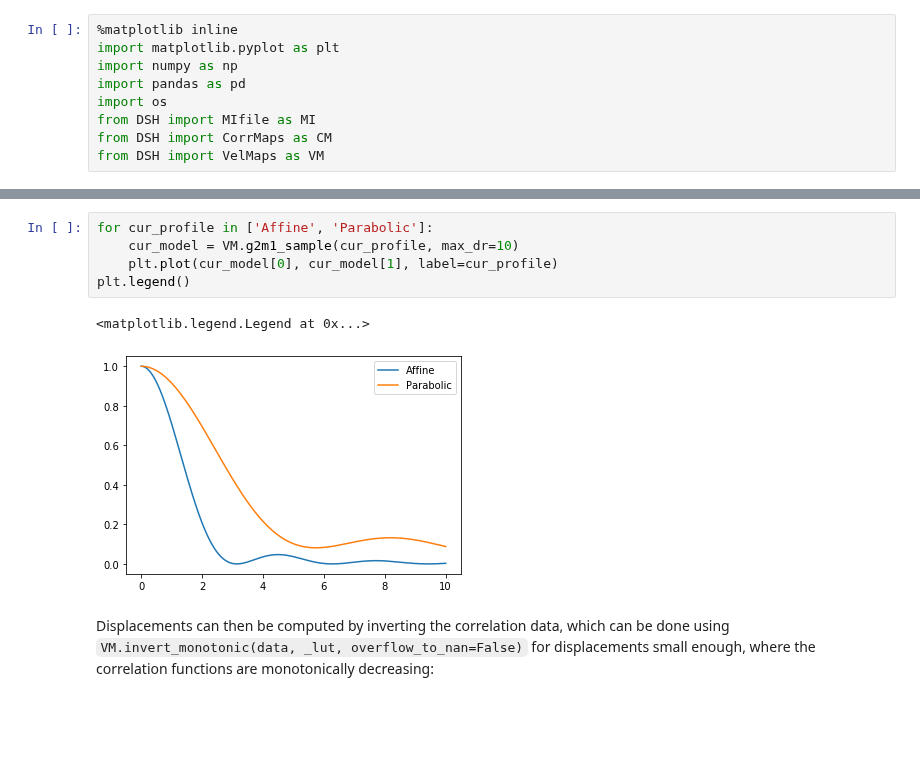
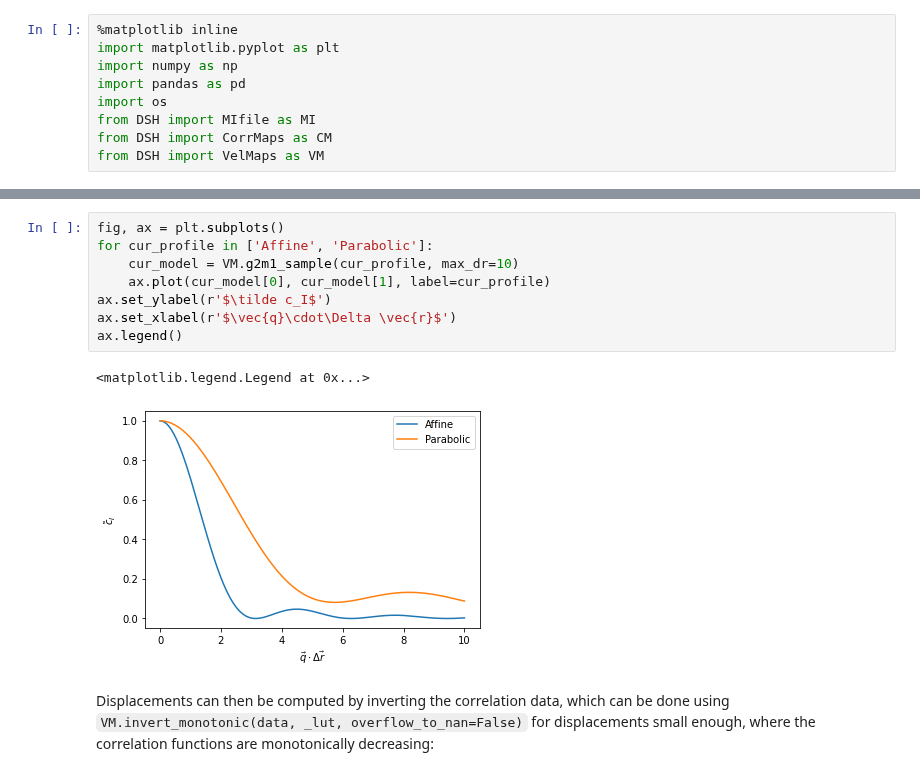
Before and after one commit to steaime/DSHpy, a Jupyter notebook: tutorial3_velmaps.ipynb, the cells around one changed output, grey strips where cells are left out. Cells and saved outputs as stored; diff of their text form; blank space fills up the shorter version.

````diff
--- a/tutorial3_velmaps.ipynb
+++ b/tutorial3_velmaps.ipynb
@@ -18,13 +23,16 @@ Both model functions can be sampled using:
 VM.g2m1_sample(zProfile='Parabolic', q=1.0, d0=1.0, baseline=0.0, sample_dr=None, max_dr=None, step_dr=0.001)
 ```
 # %%
+fig, ax = plt.subplots()
 for cur_profile in ['Affine', 'Parabolic']:
     cur_model = VM.g2m1_sample(cur_profile, max_dr=10)
-    plt.plot(cur_model[0], cur_model[1], label=cur_profile)
-plt.legend()
+    ax.plot(cur_model[0], cur_model[1], label=cur_profile)
+ax.set_ylabel(r'$\tilde c_I$')
+ax.set_xlabel(r'$\vec{q}\cdot\Delta \vec{r}$')
+ax.legend()
 # %% [output]
 <matplotlib.legend.Legend at 0x...>
-[figure, old version]
+[figure, new version]
 # %% [markdown]
 Displacements can then be computed by inverting the correlation data, which can be done using ```VM.invert_monotonic(data, _lut, overflow_to_nan=False)``` for displacements small enough, where the correlation functions are monotonically decreasing:
 # %%
````
Also changed, not shown: parts of 2 cells of this notebook, 8 other files.
